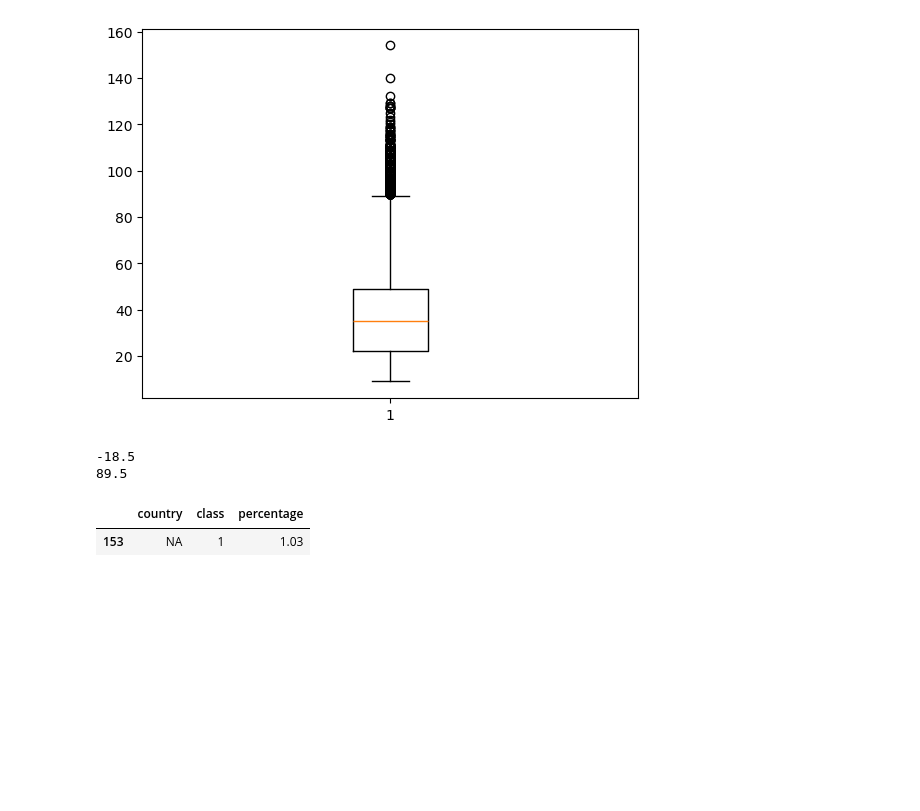
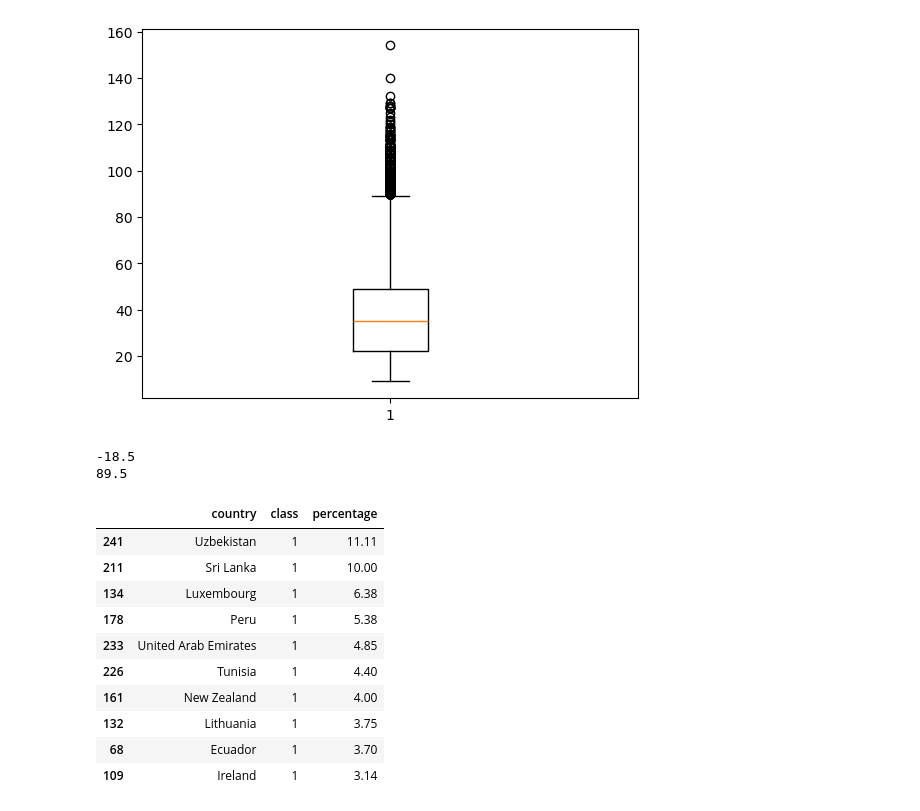
Before and after one commit to nicolegu/fraud_detection, a Jupyter notebook: Fraud_Detection.ipynb, the cells around one changed output. Drawn from its saved outputs; the diff is of its cells as text; code cells hidden in the pictures; blank space fills up the shorter version.

```diff
--- a/Fraud_Detection.ipynb
+++ b/Fraud_Detection.ipynb
@@ -146,9 +146,20 @@ print(upper_bound) # Purchase values greater than 89.5 are outliers
 -18.5
 89.5
 # %%
+# Show top 10 countries with highest percentages of fraud transactions
+
 purchase_by_countryip = fraud_data.groupby('country')['class'].value_counts(normalize=True).mul(100).round(2).reset_index(name = 'percentage')
 
-purchase_by_countryip[(purchase_by_countryip['class'] == 1) & (purchase_by_countryip['country'] == 'NA')]
+purchase_by_countryip[purchase_by_countryip['class'] == 1].sort_values(by = 'percentage', ascending = False)[:10]
 # %% [output]
 |  | country | class | percentage |
-| 153 | NA | 1 | 1.03 |
+| 241 | Uzbekistan | 1 | 11.11 |
+| 211 | Sri Lanka | 1 | 10.00 |
+| 134 | Luxembourg | 1 | 6.38 |
+| 178 | Peru | 1 | 5.38 |
+| 233 | United Arab Emirates | 1 | 4.85 |
+| 226 | Tunisia | 1 | 4.40 |
+| 161 | New Zealand | 1 | 4.00 |
+| 132 | Lithuania | 1 | 3.75 |
+| 68 | Ecuador | 1 | 3.70 |
+| 109 | Ireland | 1 | 3.14 |
```
Also changed, not shown: parts of 21 cells of this notebook.
